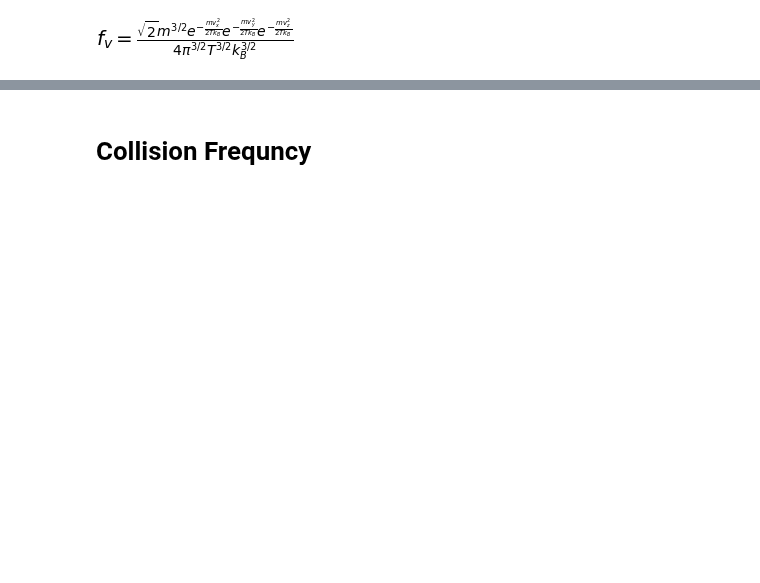
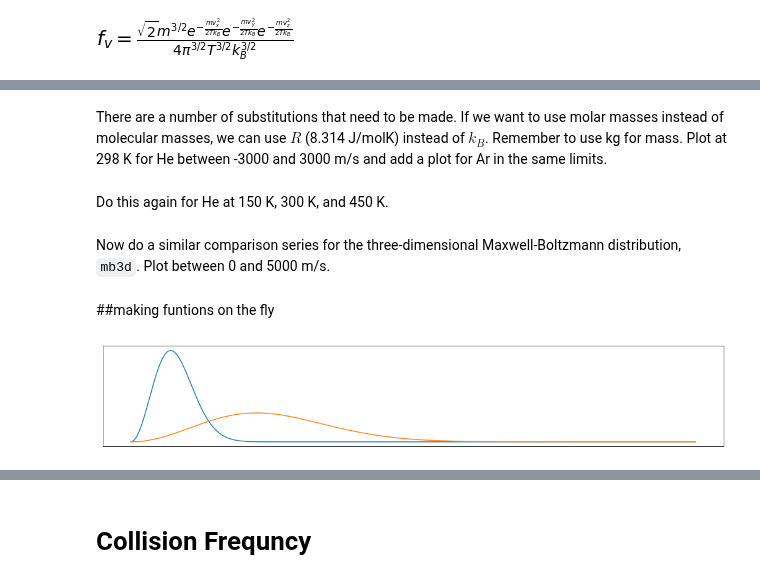
Before and after one commit to davis689/binder, a Jupyter notebook: CHEM452/Maxwell_Boltzmann.ipynb, the cells around one changed output, grey strips where cells are left out. Drawn from its saved outputs; the diff is of its cells as text; code cells hidden in the pictures; blank space fills up the shorter version.

```diff
--- a/CHEM452/Maxwell_Boltzmann.ipynb
+++ b/CHEM452/Maxwell_Boltzmann.ipynb
@@ -119,0 +84,4 @@ Ek_avg
+# %%
+theta,phi=sp.symbols('theta, phi')
+anglefactor=sp.integrate(sp.integrate(v**2*sp.sin(theta),(theta,0,sp.pi)),(phi,0,2*sp.pi))
+anglefactor
@@ -119,0 +90,3 @@ Ek_avg
+# %%
+mb3d=sp.Eq(mb3d.lhs,mb3d.rhs*anglefactor)
+mb3d
@@ -119,0 +155,22 @@ Ek_avg
+# %% [markdown]
+There are a number of substitutions that need to be made. If we want to use molar masses instead of molecular masses, we can use $R$ (8.314 J/molK) instead of $k_B$. Remember to use kg for mass. Plot at 298 K for He between -3000 and 3000 m/s and add a plot for Ar in the same limits.
+# %% [markdown]
+Do this again for He at 150 K, 300 K, and 450 K.
+# %% [markdown]
+Now do a similar comparison series for the three-dimensional Maxwell-Boltzmann distribution, `mb3d`. Plot between 0 and 5000 m/s.
+# %% [markdown]
+##making funtions on the fly
+# %%
+He=sp.lambdify(v,mb3d.rhs.subs(kb,8.314).subs(T,298).subs(m,0.004).evalf())
+Ar=sp.lambdify(v,mb3d.rhs.subs(kb,8.314).subs(T,298).subs(m,0.040).evalf())
+speed=np.linspace(0,5000,200)
+# %%
+plt.figure(figsize=(18,3))
+plt.plot(speed,Ar(speed) )
+plt.plot(speed,He(speed))
+plt.xticks([])
+plt.yticks([])
+plt.savefig('mbbanner.jpg')
+plt.show()
+# %% [output]
+[figure, added]
```
Also changed, not shown: parts of 84 cells of this notebook.
